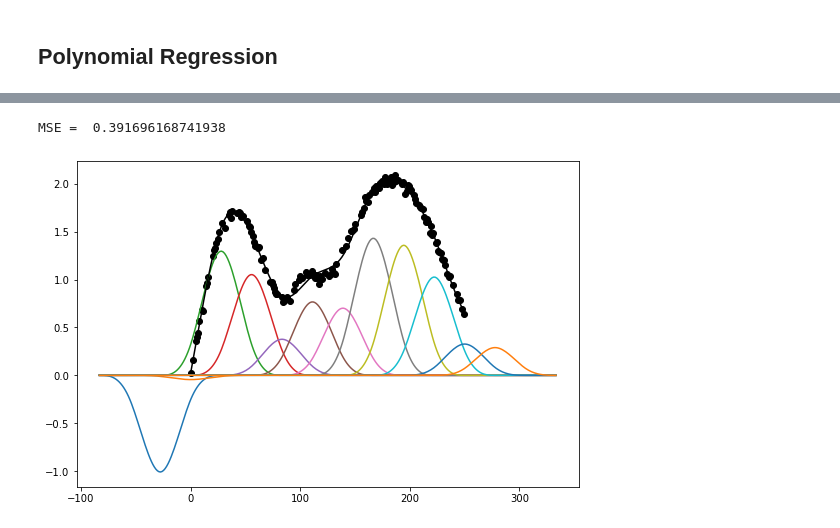
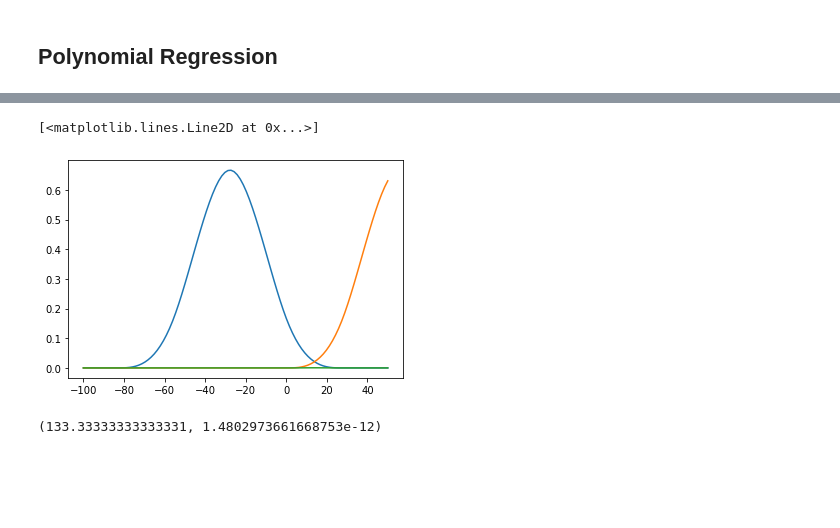
Before and after one commit to HJakeCunningham/GPBasisFunctions, a Jupyter notebook: Data_driven_orthogonal_basis_selection/experiments/implementation.ipynb, the cells around one changed output, grey strips where cells are left out. Saved outputs shown, nothing was run; the diff lists cells and outputs as text; code cells hidden in the pictures; blank space fills up the shorter version.

```diff
--- a/Data_driven_orthogonal_basis_selection/experiments/implementation.ipynb
+++ b/Data_driven_orthogonal_basis_selection/experiments/implementation.ipynb
@@ -228,6 +329,0 @@ class B_spline_regression:
-# %%
-BSR = B_spline_regression(X, Y, 10, 3)
-BSR.inference()
-# %% [output]
-MSE =  0.391696168741938
-[figure, removed]
@@ -241,0 +330,24 @@ def gram_schmidt(vectors):
+# %%
+BSR = B_spline_regression(X, Y, 10, 3)
+#BSR.inference()
+
+f_0 = []
+f_dash_0 = []
+
+f_1 = []
+f_dash_1 = []
+
+xs = np.linspace(-100, 50, 100)
+
+for x in tqdm(xs):
+    f_0.append(BSR.f_basis(x,0))
+    f_1.append(BSR.f_basis(x,3))
+    #f_dash_0.append(BSR.f_grad_basis(x,0))
+    #f_dash_1.append(BSR.f_grad_basis(x,1))
+
+plt.plot(xs, f_0)
+plt.plot(xs, f_1)
+plt.plot(xs, [a*b for a,b in zip(f_0,f_1)])
+# %% [output]
+[<matplotlib.lines.Line2D at 0x...>]
+[figure, added]
@@ -241,0 +362,7 @@ def gram_schmidt(vectors):
+# %%
+def y(x, z):
+    return x**2 + z
+
+integrate.quad(y, -5, 5, args=(5))
+# %% [output]
+(133.33333333333331, 1.4802973661668753e-12)
```
Also changed, not shown: parts of 10 cells of this notebook, 2 other files.
